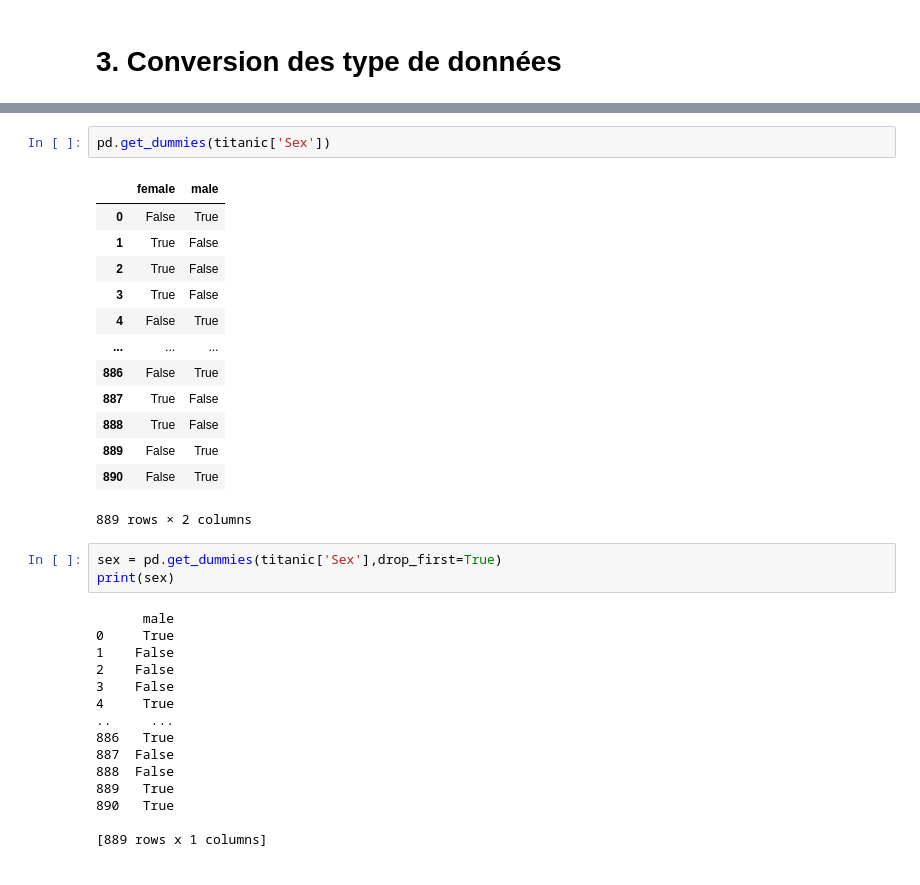
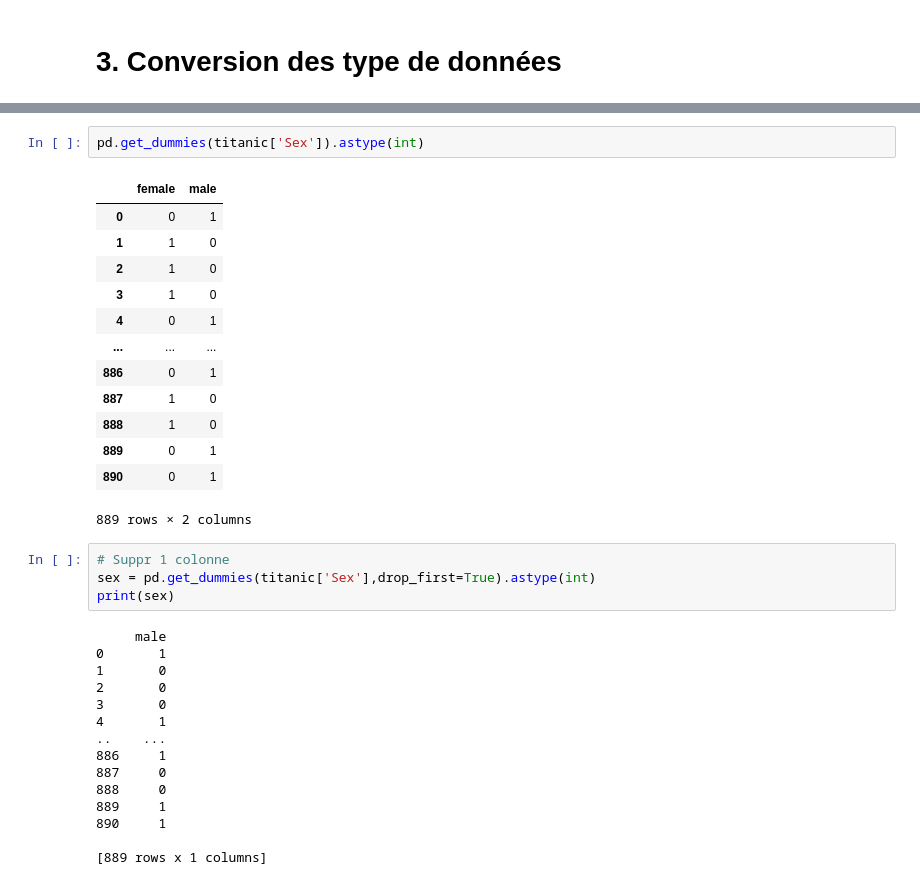
Before and after one commit to CVincent27/06.R-gression-Logistique_Titanic, a Jupyter notebook: Régression-Logistique-Titanic.ipynb, the cells around one changed output, grey strips where cells are left out. Cells and saved outputs as stored; diff of their text form.

Commit message:
update projet titanic

```diff
--- a/Régression-Logistique-Titanic.ipynb
+++ b/Régression-Logistique-Titanic.ipynb
@@ -153,36 +153,37 @@ Data columns (total 11 columns):
 dtypes: float64(2), int64(4), object(5)
 memory usage: 83.3+ KB
 # %%
-pd.get_dummies(titanic['Sex'])
+pd.get_dummies(titanic['Sex']).astype(int)
 # %% [output]
 |  | female | male |
-| 0 | False | True |
-| 1 | True | False |
-| 2 | True | False |
-| 3 | True | False |
-| 4 | False | True |
+| 0 | 0 | 1 |
+| 1 | 1 | 0 |
+| 2 | 1 | 0 |
+| 3 | 1 | 0 |
+| 4 | 0 | 1 |
 | ... | ... | ... |
-| 886 | False | True |
-| 887 | True | False |
-| 888 | True | False |
-| 889 | False | True |
-| 890 | False | True |
+| 886 | 0 | 1 |
+| 887 | 1 | 0 |
+| 888 | 1 | 0 |
+| 889 | 0 | 1 |
+| 890 | 0 | 1 |
 889 rows × 2 columns
 # %%
-sex = pd.get_dummies(titanic['Sex'],drop_first=True)
+# Suppr 1 colonne
+sex = pd.get_dummies(titanic['Sex'],drop_first=True).astype(int)
 print(sex)
 # %% [output]
-      male
-0     True
-1    False
-2    False
-3    False
-4     True
-..     ...
-886   True
-887  False
-888  False
-889   True
-890   True
+     male
+0       1
+1       0
+2       0
+3       0
+4       1
+..    ...
+886     1
+887     0
+888     0
+889     1
+890     1
 
 [889 rows x 1 columns]
```
Also changed, not shown: parts of 20 cells of this notebook.
